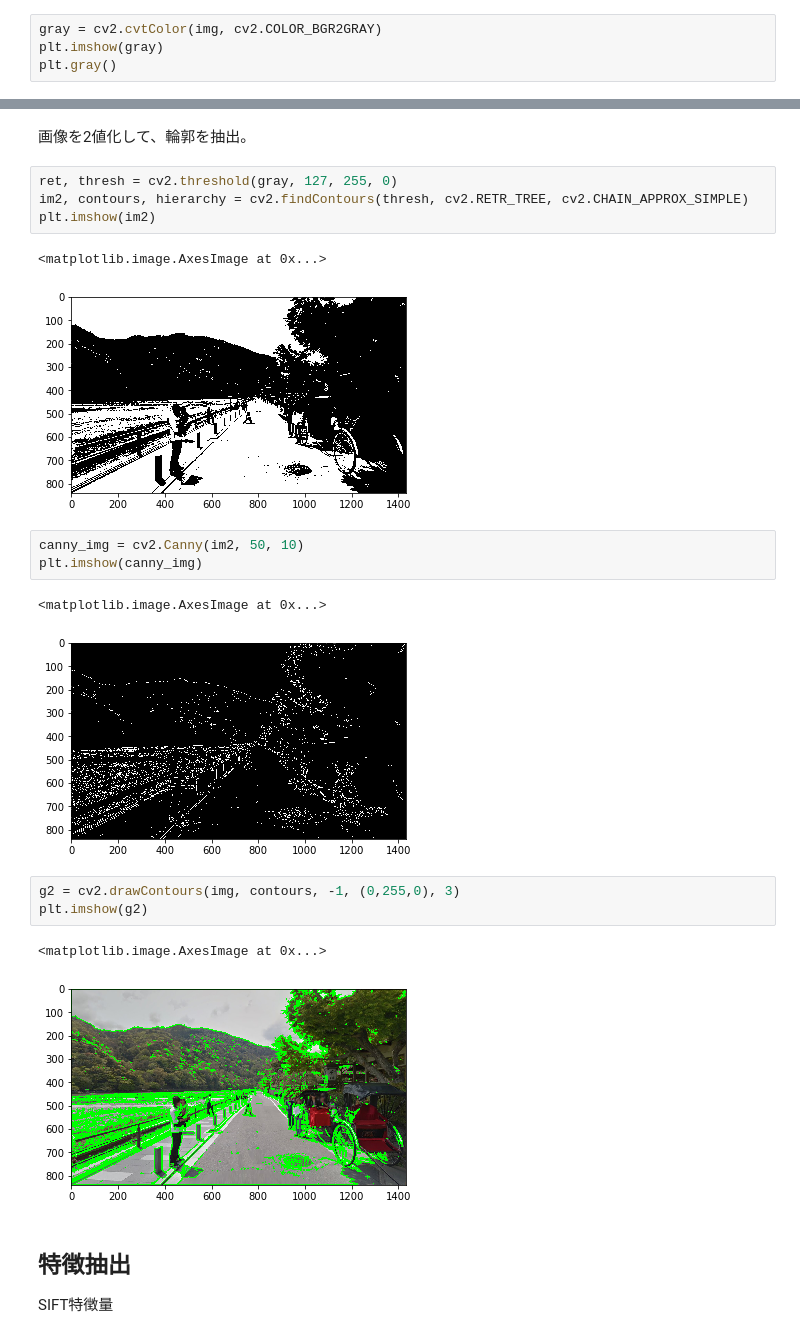
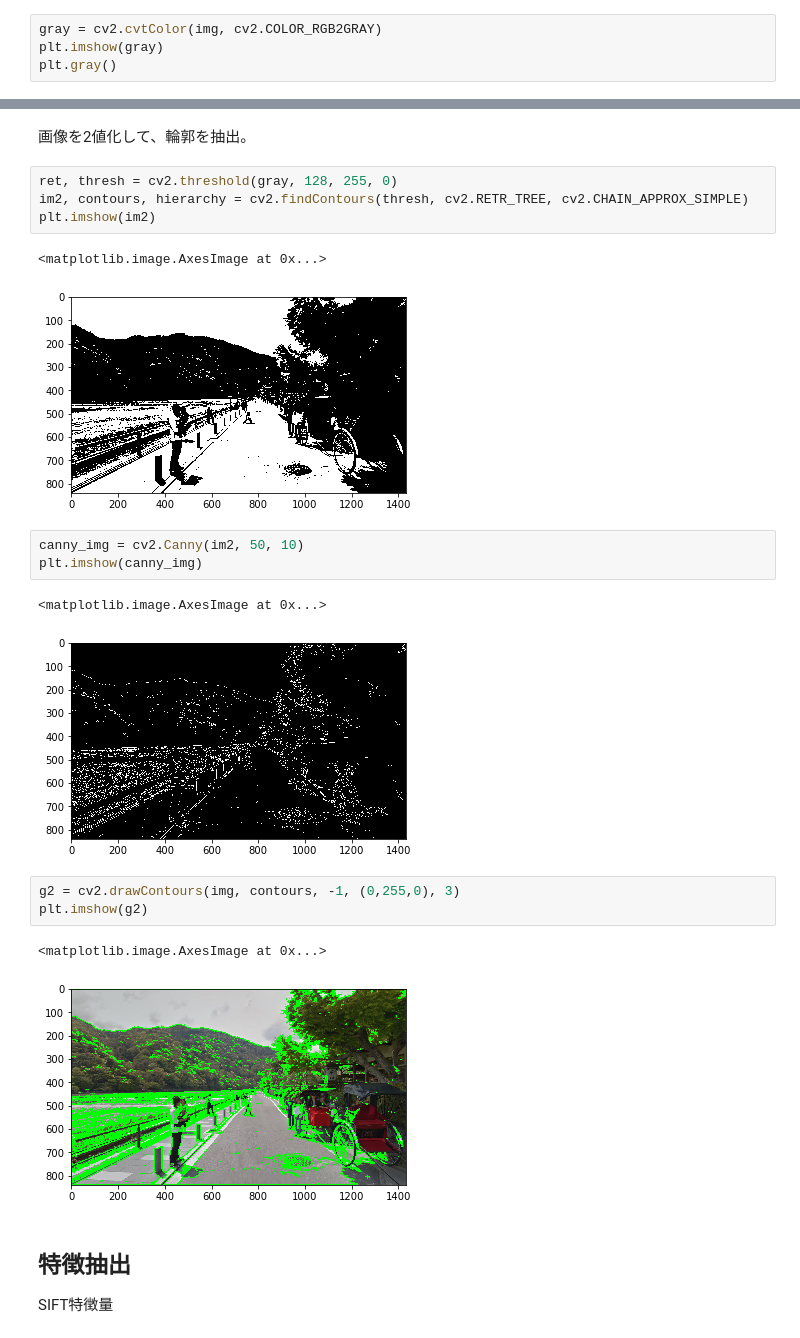
Before and after one commit to MasahiroAraki/MLCourse, a Jupyter notebook: 機械学習応用実践演習書/Jupyter/OpenCV1.ipynb, the cells around one changed output, grey strips where cells are left out. Cells and saved outputs as stored; diff of their text form.

```diff
--- a/機械学習応用実践演習書/Jupyter/OpenCV1.ipynb
+++ b/機械学習応用実践演習書/Jupyter/OpenCV1.ipynb
@@ -46,7 +46,7 @@ plt.imshow(img)
 # %% [markdown]
 濃淡画像への変換
 # %%
-gray = cv2.cvtColor(img, cv2.COLOR_BGR2GRAY)
+gray = cv2.cvtColor(img, cv2.COLOR_RGB2GRAY)
 plt.imshow(gray)
 plt.gray()
 # %% [output]
@@ -72,24 +72,24 @@ plt.gray()
 # %% [markdown]
 画像を2値化して、輪郭を抽出。
 # %%
-ret, thresh = cv2.threshold(gray, 127, 255, 0)
+ret, thresh = cv2.threshold(gray, 128, 255, 0)
 im2, contours, hierarchy = cv2.findContours(thresh, cv2.RETR_TREE, cv2.CHAIN_APPROX_SIMPLE)
 plt.imshow(im2)
 # %% [output]
 <matplotlib.image.AxesImage at 0x...>
-[figure, old version]
+[figure, new version]
 # %%
 canny_img = cv2.Canny(im2, 50, 10)
 plt.imshow(canny_img)
 # %% [output]
 <matplotlib.image.AxesImage at 0x...>
-[figure, old version]
+[figure, new version]
 # %%
 g2 = cv2.drawContours(img, contours, -1, (0,255,0), 3)
 plt.imshow(g2)
 # %% [output]
 <matplotlib.image.AxesImage at 0x...>
-[figure, old version]
+[figure, new version]
 # %% [markdown]
 ## 特徴抽出
 
```
Also changed, not shown: parts of 2 cells of this notebook, 7 other files.
